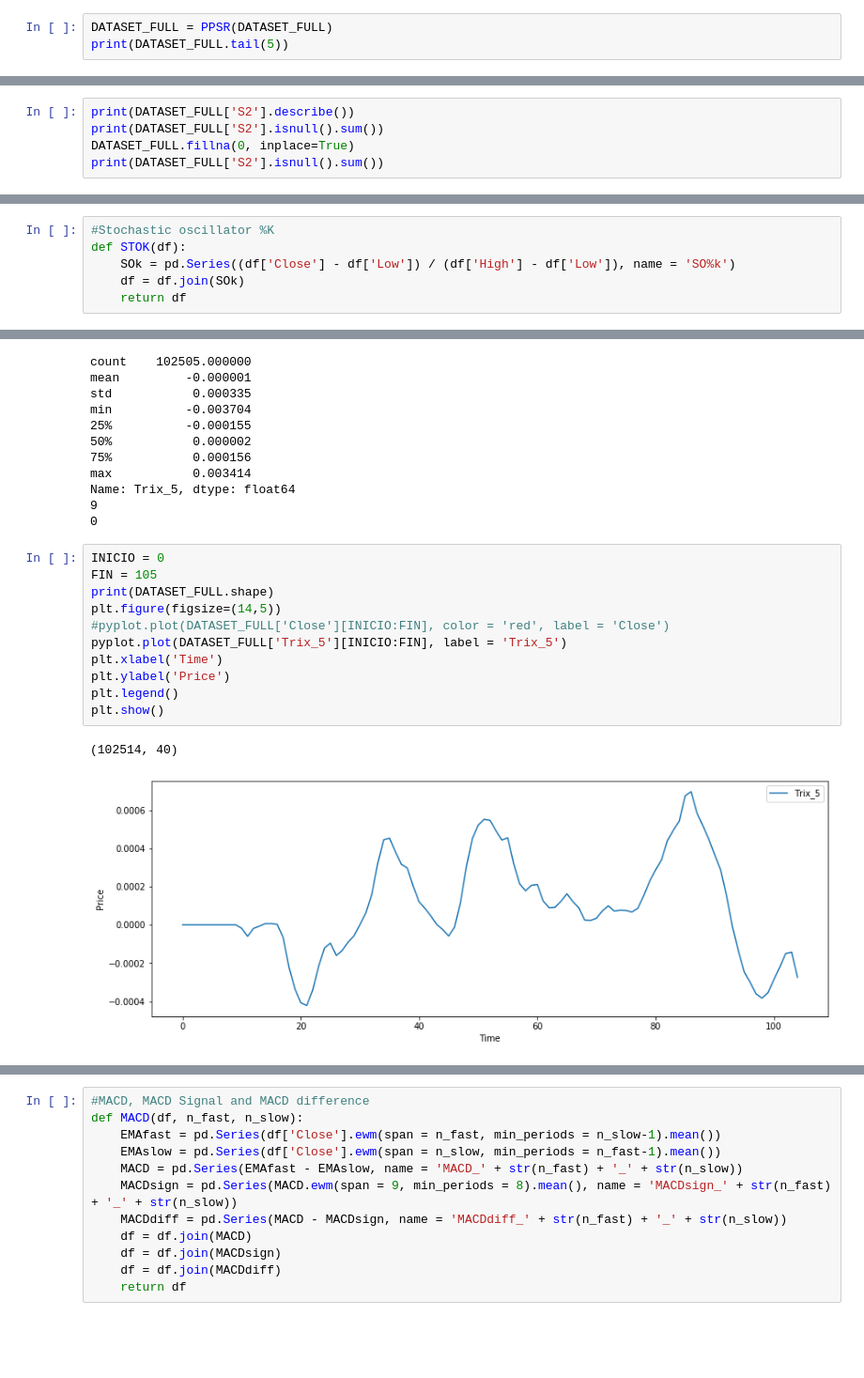
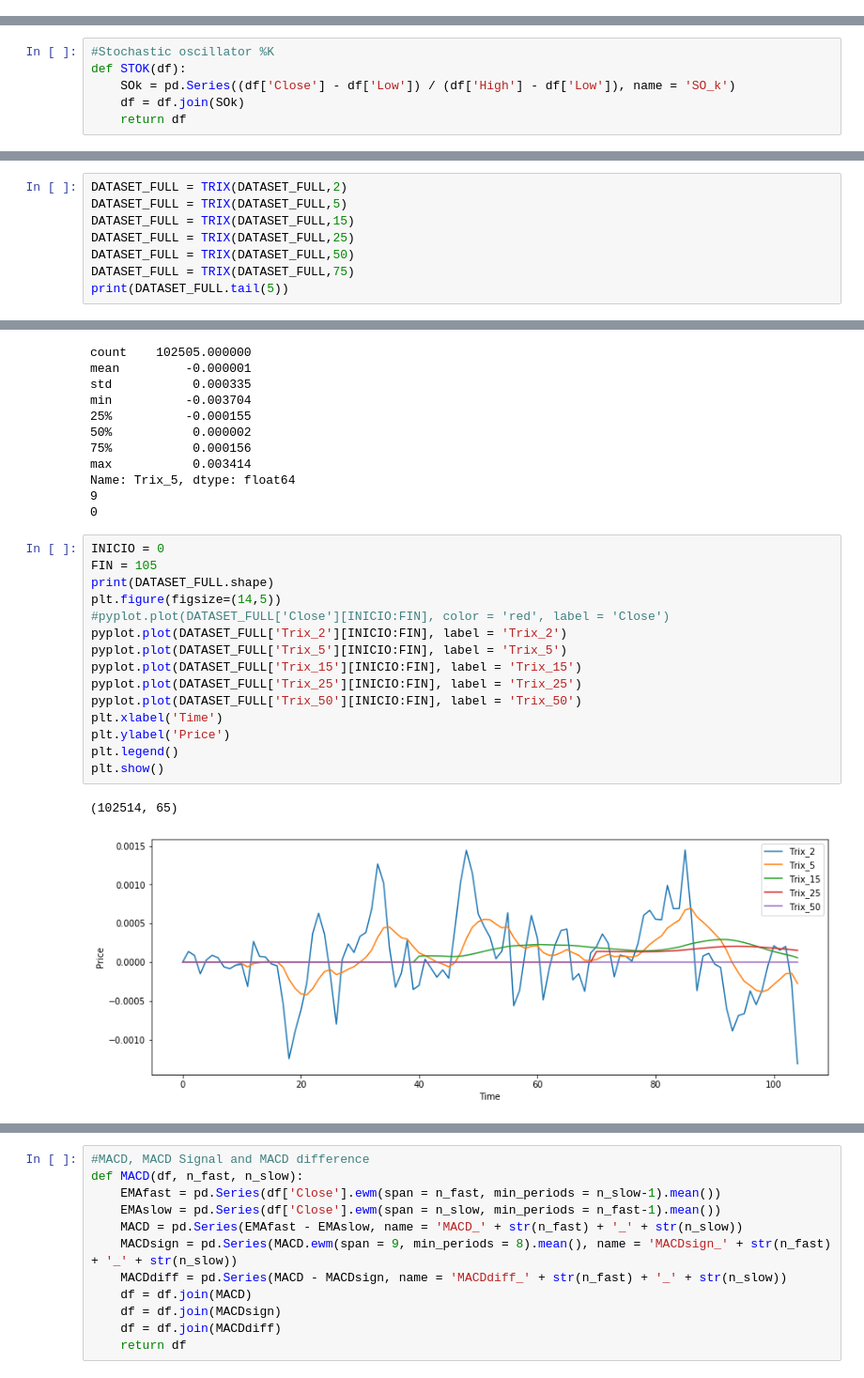
Before and after one commit to mawrer/forex_prediction, a Jupyter notebook: Jupyter Notebooks/IDI4/dataset_regression/Adding Features/EURUSD_1H_ADD_INDICATORS.ipynb, the cells around one changed output, grey strips where cells are left out. Shown: that part at 94% size. Cells and saved outputs as stored; diff of their text form; blank space fills up the shorter version.

```diff
--- a/Jupyter Notebooks/IDI4/dataset_regression/Adding Features/EURUSD_1H_ADD_INDICATORS.ipynb
+++ b/Jupyter Notebooks/IDI4/dataset_regression/Adding Features/EURUSD_1H_ADD_INDICATORS.ipynb
@@ -389,3 +407,0 @@ def PPSR(df):
-# %%
-DATASET_FULL = PPSR(DATASET_FULL)
-print(DATASET_FULL.tail(5))
@@ -410,5 +407,0 @@ print(DATASET_FULL.tail(5))
-# %%
-print(DATASET_FULL['S2'].describe())
-print(DATASET_FULL['S2'].isnull().sum())
-DATASET_FULL.fillna(0, inplace=True)
-print(DATASET_FULL['S2'].isnull().sum())
@@ -447,7 +413,7 @@ plt.show()
 # %%
 #Stochastic oscillator %K
 def STOK(df):
-    SOk = pd.Series((df['Close'] - df['Low']) / (df['High'] - df['Low']), name = 'SO%k')
+    SOk = pd.Series((df['Close'] - df['Low']) / (df['High'] - df['Low']), name = 'SO_k')
     df = df.join(SOk)
     return df
 # %%
@@ -614,0 +570,8 @@ print(DATASET_FULL.tail(5))
+# %%
+DATASET_FULL = TRIX(DATASET_FULL,2)
+DATASET_FULL = TRIX(DATASET_FULL,5)
+DATASET_FULL = TRIX(DATASET_FULL,15)
+DATASET_FULL = TRIX(DATASET_FULL,25)
+DATASET_FULL = TRIX(DATASET_FULL,50)
+DATASET_FULL = TRIX(DATASET_FULL,75)
+print(DATASET_FULL.tail(5))
@@ -632,14 +613,18 @@ Name: Trix_5, dtype: float64
 # %%
 INICIO = 0
 FIN = 105
 print(DATASET_FULL.shape)
 plt.figure(figsize=(14,5))
 #pyplot.plot(DATASET_FULL['Close'][INICIO:FIN], color = 'red', label = 'Close')
+pyplot.plot(DATASET_FULL['Trix_2'][INICIO:FIN], label = 'Trix_2')
 pyplot.plot(DATASET_FULL['Trix_5'][INICIO:FIN], label = 'Trix_5')
+pyplot.plot(DATASET_FULL['Trix_15'][INICIO:FIN], label = 'Trix_15')
+pyplot.plot(DATASET_FULL['Trix_25'][INICIO:FIN], label = 'Trix_25')
+pyplot.plot(DATASET_FULL['Trix_50'][INICIO:FIN], label = 'Trix_50')
 plt.xlabel('Time')
 plt.ylabel('Price')
 plt.legend()
 plt.show()
 # %% [output]
-(102514, 40)
+(102514, 65)
-[figure, old version]
+[figure, new version]
```
Also changed, not shown: parts of 45 cells of this notebook, 27 other files.
